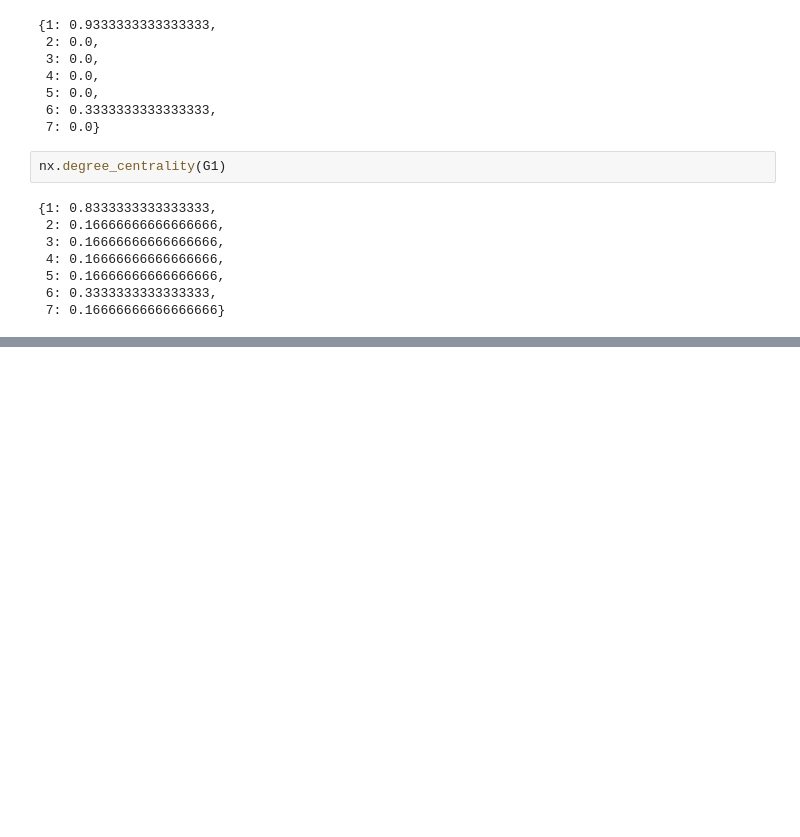
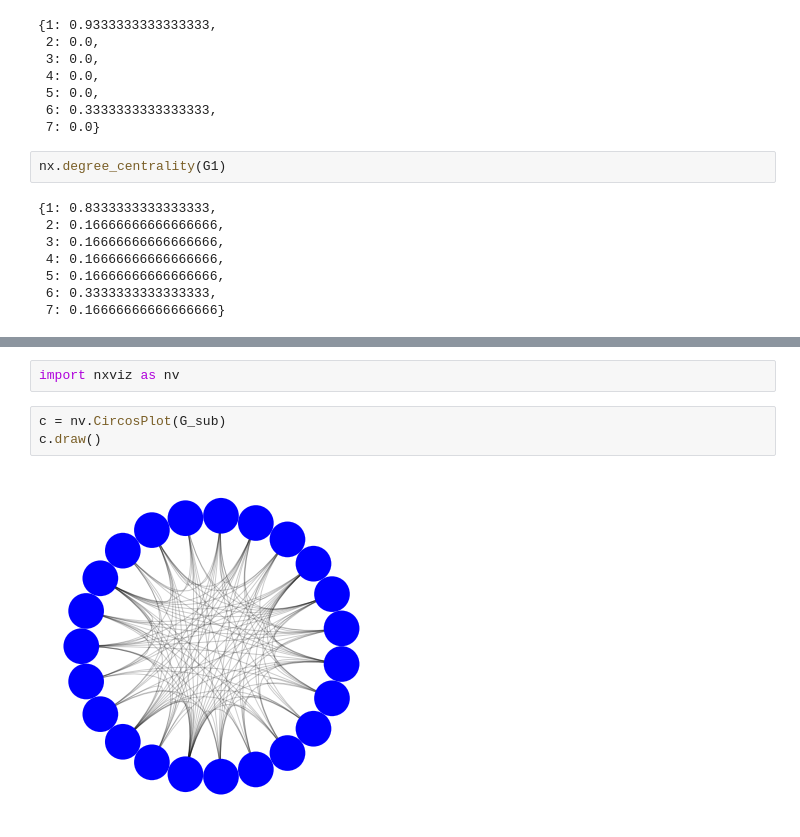
Before and after one commit to nathdip/TeachNeuralNetworks, a Jupyter notebook: Network Analysis using Networkx.ipynb, the cells around one changed output, grey strips where cells are left out. Drawn from its saved outputs; the diff is of its cells as text; blank space fills up the shorter version.

```diff
--- a/Network Analysis using Networkx.ipynb
+++ b/Network Analysis using Networkx.ipynb
@@ -121,0 +208,7 @@ nx.degree_centrality(G1)
+# %%
+import nxviz as nv
+# %%
+c = nv.CircosPlot(G_sub)
+c.draw()
+# %% [output]
+[figure, added]
```
Also changed, not shown: parts of 30 cells of this notebook, 8 other files.
